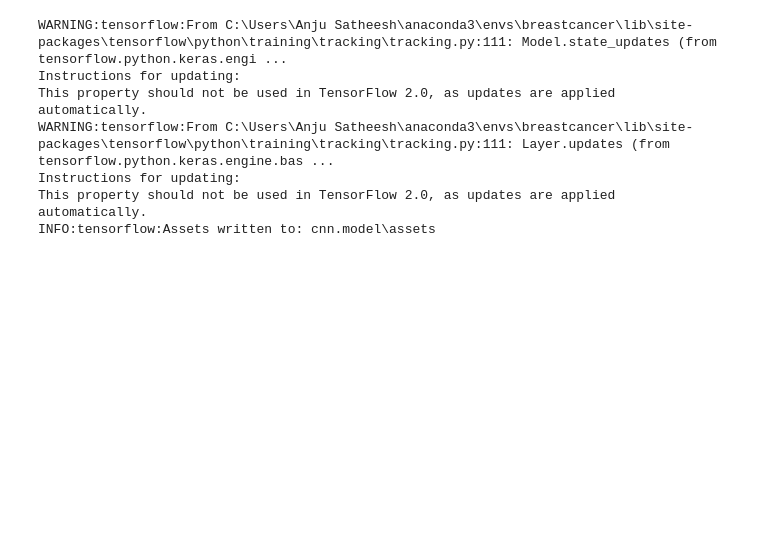
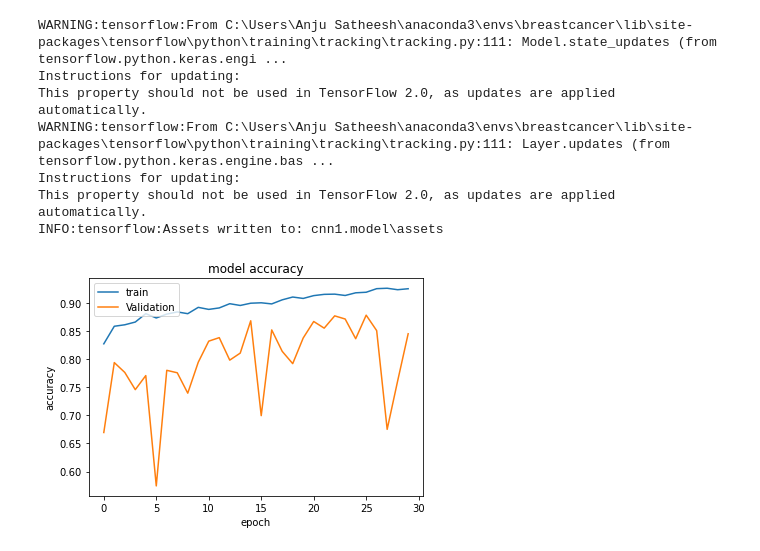
Before and after one commit to anju-1999/mini-project, a Jupyter notebook: new.ipynb, the cells around one changed output. Saved outputs shown, nothing was run; the diff lists cells and outputs as text; code cells hidden in the pictures; blank space fills up the shorter version.

```diff
--- a/new.ipynb
+++ b/new.ipynb
@@ -15,7 +15,7 @@ train_data_dir = 'C:/Users/Anju Satheesh/Dropbox/My PC (LAPTOP-N0RD666U)/Desktop
 validation_data_dir = 'C:/Users/Anju Satheesh/Dropbox/My PC (LAPTOP-N0RD666U)/Desktop/mini_project/masterwork/test'
 nb_train_samples = 8000
 nb_validation_samples = 1600
-epochs = 15
+epochs = 30
 batch_size = 32
 # %%
 if K.image_data_format() == 'channels_first':
@@ -82,12 +82,12 @@ Trainable params: 960
 Non-trainable params: 64
 _________________________________________________________________
 # %%
-model.add(Flatten())
-model.add(Dense(128))
-model.add(Activation('relu'))
-model.add(Dropout(0.5))
-model.add (Dense(1))
-model.add(Activation('sigmoid'))
+model1.add(Flatten())
+model1.add(Dense(128))
+model1.add(Activation('relu'))
+model1.add(Dropout(0.5))
+model1.add (Dense(1))
+model1.add(Activation('sigmoid'))
 
-model.summary()
+model1.summary()
 # %% [output]
@@ -109,9 +109,9 @@ Trainable params: 4,828,545
 Non-trainable params: 64
 _________________________________________________________________
 # %%
-model.compile(loss ='binary_crossentropy',optimizer ='Adam',metrics = ['accuracy'])
+model1.compile(loss ='binary_crossentropy',optimizer ='Adam',metrics = ['accuracy'])
 # %%
-model.fit_generator(
+history=model1.fit_generator(
 train_generator,
 steps_per_epoch=nb_train_samples // batch_size,
 epochs =epochs,
@@ -139,5 +138,5 @@ Epoch 15/15
 # %%
-model.save('cnn.model')
+model1.save('cnn1.model')
 # %% [output]
 WARNING:tensorflow:From C:\Users\Anju Satheesh\anaconda3\envs\breastcancer\lib\site-packages\tensorflow\python\training\tracking\tracking.py:111: Model.state_updates (from tensorflow.python.keras.engi ...
 Instructions for updating:
@@ -145,4 +144,15 @@ This property should not be used in TensorFlow 2.0, as updates are applied autom
 WARNING:tensorflow:From C:\Users\Anju Satheesh\anaconda3\envs\breastcancer\lib\site-packages\tensorflow\python\training\tracking\tracking.py:111: Layer.updates (from tensorflow.python.keras.engine.bas ...
 Instructions for updating:
 This property should not be used in TensorFlow 2.0, as updates are applied automatically.
-INFO:tensorflow:Assets written to: cnn.model\assets
+INFO:tensorflow:Assets written to: cnn1.model\assets
+# %%
+import matplotlib.pyplot as plt
+plt.plot(history.history['accuracy'])
+plt.plot(history.history['val_accuracy'])
+plt.title('model accuracy')
+plt.ylabel('accuracy')
+plt.xlabel('epoch')
+plt.legend(['train', 'Validation'], loc='upper left')
+plt.show()
+# %% [output]
+[figure, added]
```
Also changed, not shown: parts of 4 cells of this notebook, 3 other files.
